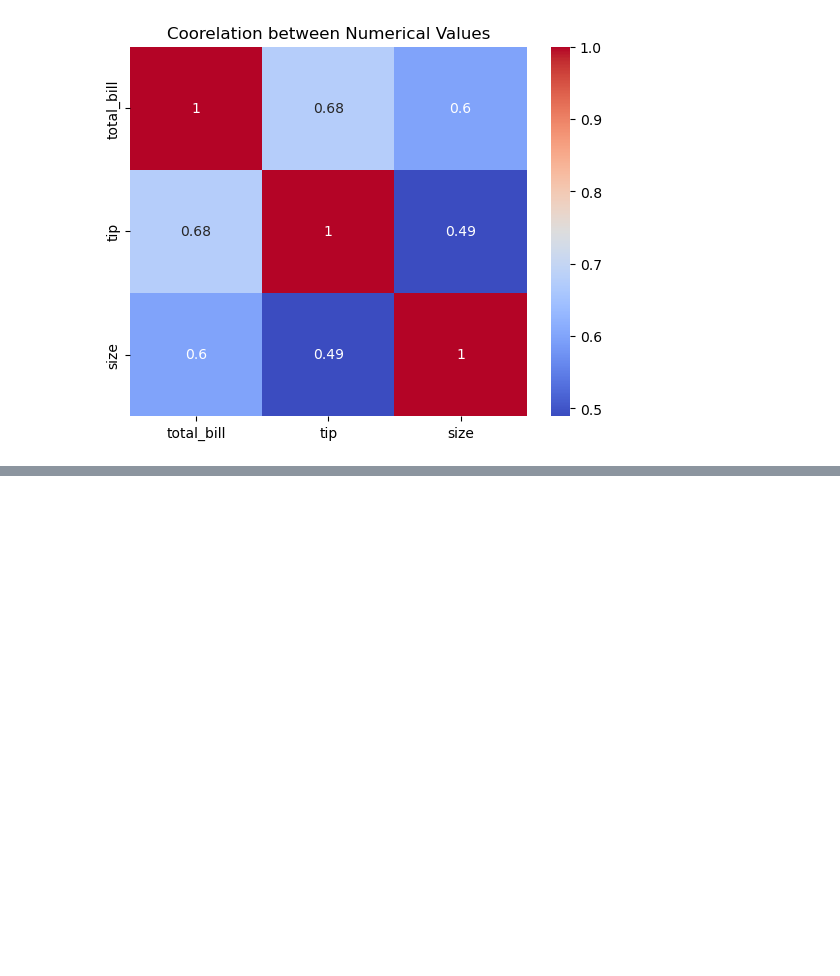
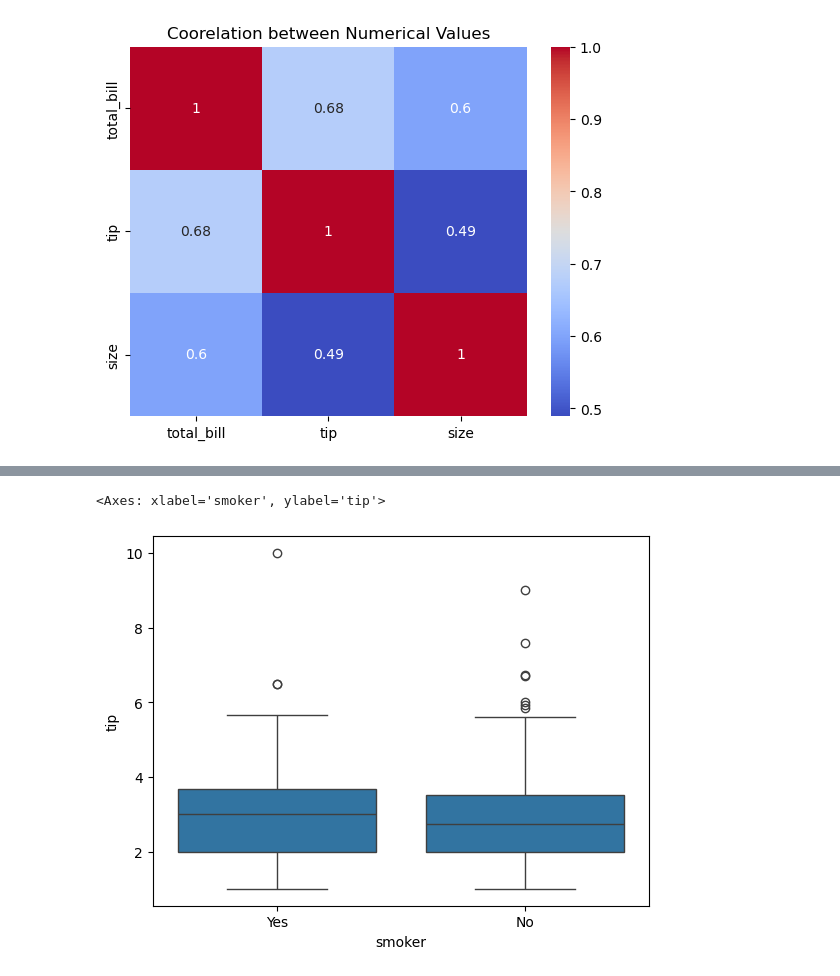
Before and after one commit to raunaktu/DataScience, a Jupyter notebook: Whole_EDA.ipynb, the cells around one changed output, grey strips where cells are left out. Drawn from its saved outputs; the diff is of its cells as text; code cells hidden in the pictures; blank space fills up the shorter version.

```diff
--- a/Whole_EDA.ipynb
+++ b/Whole_EDA.ipynb
@@ -279,0 +301,5 @@ Text(0.5, 1.0, 'Coorelation between Numerical Values')
+# %%
+sns.boxplot(x='smoker',y='tip',data=tips)
+# %% [output]
+<Axes: xlabel='smoker', ylabel='tip'>
+[figure, added]
```
Also changed, not shown: parts of 38 cells of this notebook.
